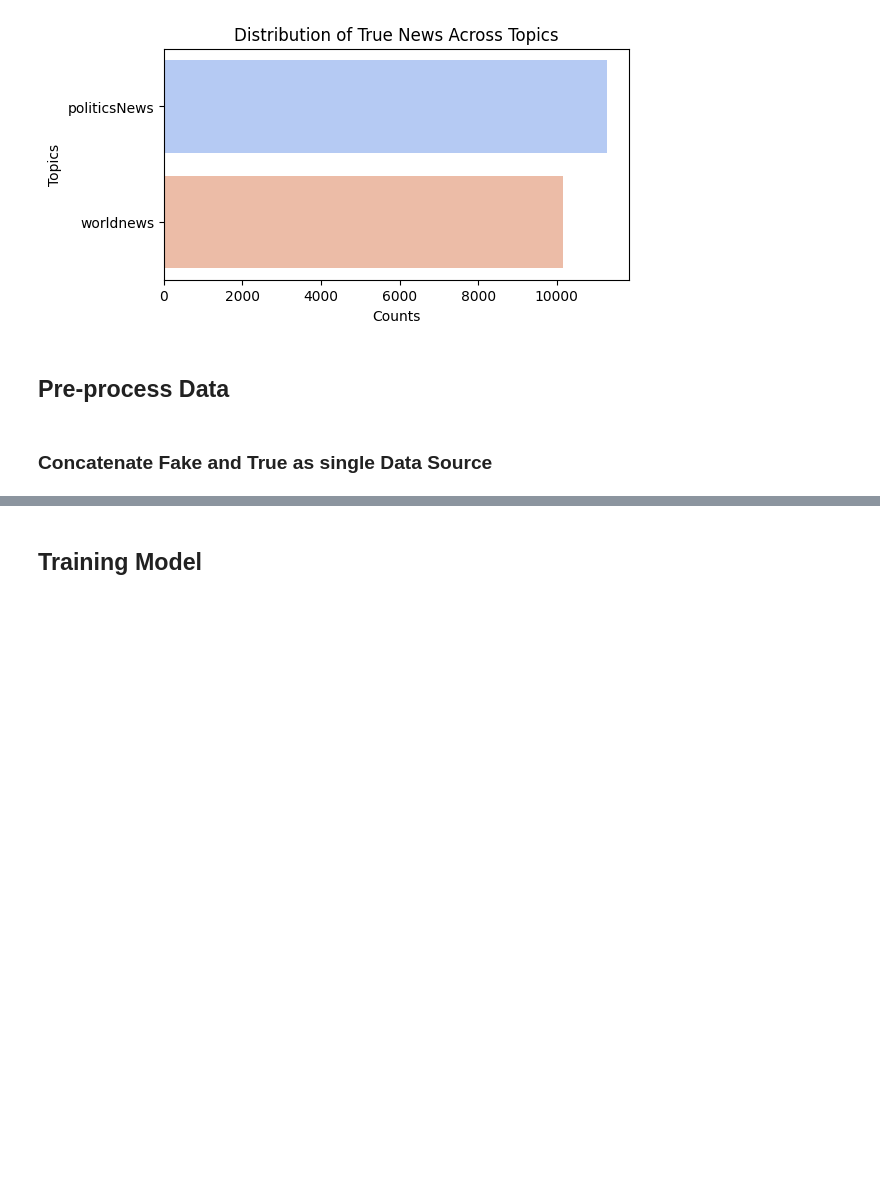
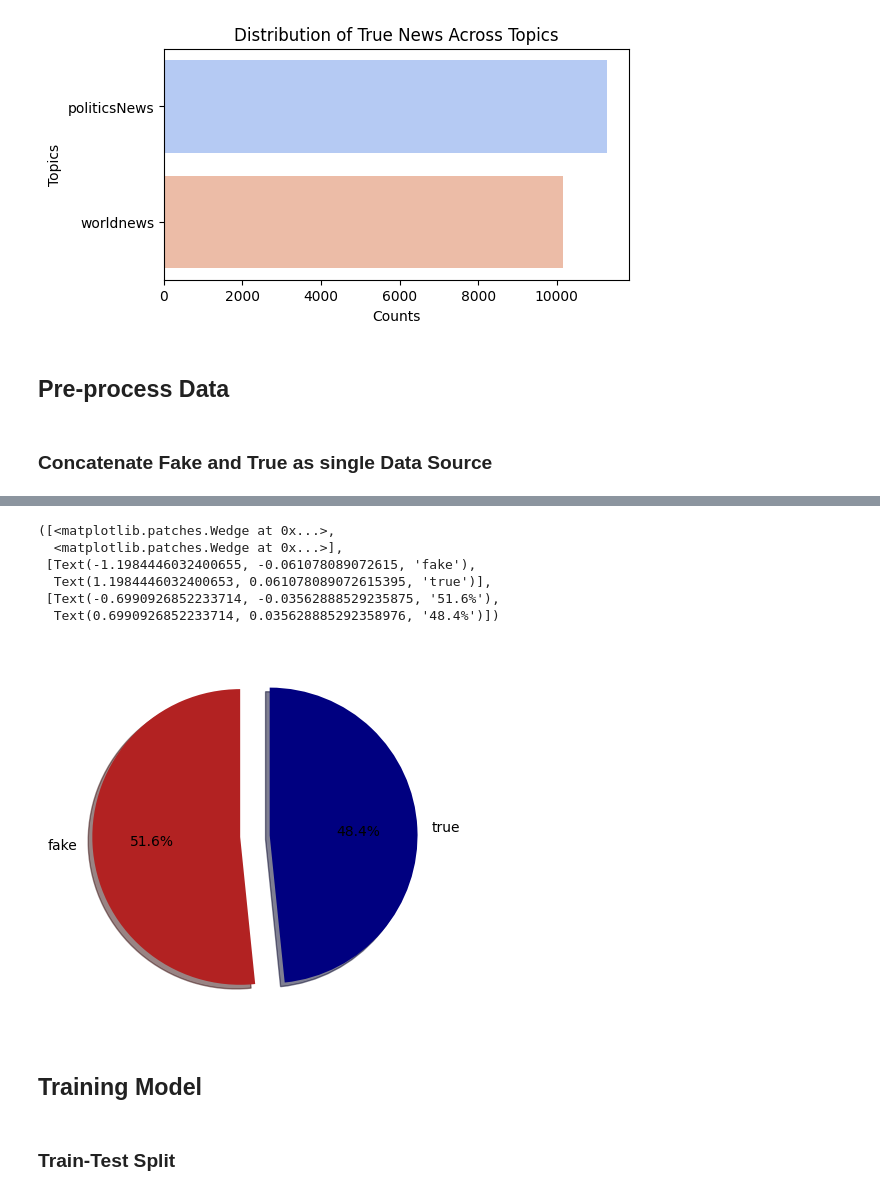
Before and after one commit to JessieLuo/AppliedMachineLearning, a Jupyter notebook: fakeNewsDetection.ipynb, the cells around one changed output, grey strips where cells are left out. Drawn from its saved outputs; the diff is of its cells as text; code cells hidden in the pictures; blank space fills up the shorter version.

```diff
--- a/fakeNewsDetection.ipynb
+++ b/fakeNewsDetection.ipynb
@@ -163,3 +215,12 @@ plt.show()
 ## Pre-process Data
 # %% [markdown]
 ### Concatenate Fake and True as single Data Source
+# %%
+# Allocate label
+fake_df['Target'] = 'fake'
+true_df['Target'] = 'true'
+# %%
+# concate them together and mix in random
+news_df = pd.concat([fake_df, true_df]).sample(frac=1).reset_index(drop=True)
+print(news_df.shape)
+news_df.head()
@@ -165,0 +235,3 @@ plt.show()
+# %%
+news_df['label'] = news_df['Target'].apply(lambda x: 1 if x == 'fake' else 0)
+news_df.head()
@@ -166,2 +245,16 @@ plt.show()
+# %%
+# Checking if our data is well balanced
+label_size = [news_df['label'].sum(),len(news_df['label'])-news_df['label'].sum()]
+plt.pie(label_size,explode=[0.1,0.1],colors=['firebrick','navy'],startangle=90,shadow=True,labels=['fake','true'],autopct='%1.1f%%')
+# %% [output]
+([<matplotlib.patches.Wedge at 0x...>,
+  <matplotlib.patches.Wedge at 0x...>],
+ [Text(-1.1984446032400655, -0.061078089072615, 'fake'),
+  Text(1.1984446032400653, 0.061078089072615395, 'true')],
+ [Text(-0.6990926852233714, -0.03562888529235875, '51.6%'),
+  Text(0.6990926852233714, 0.035628885292358976, '48.4%')])
+[figure, added]
 # %% [markdown]
 ## Training Model
+# %% [markdown]
+### Train-Test Split
```
Also changed, not shown: parts of 33 cells of this notebook.
